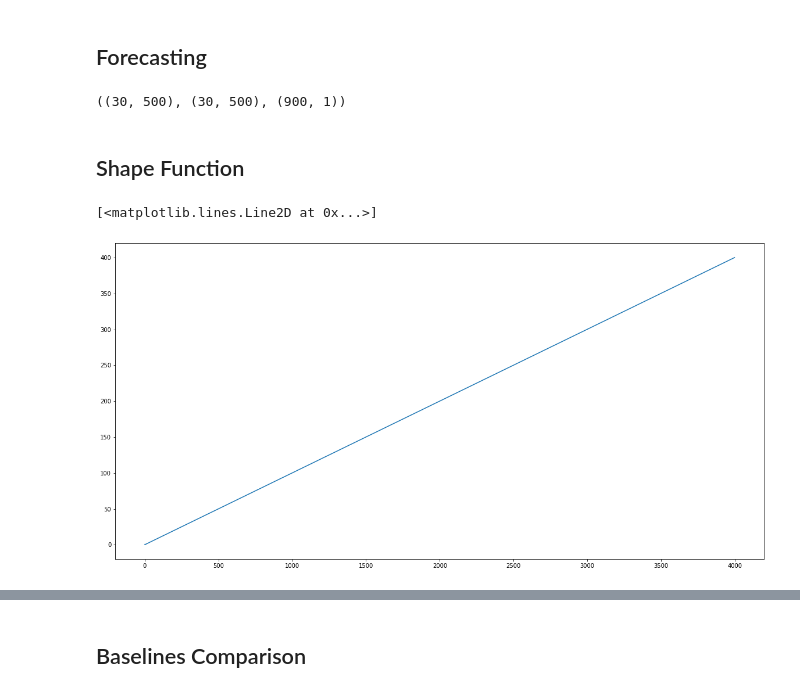
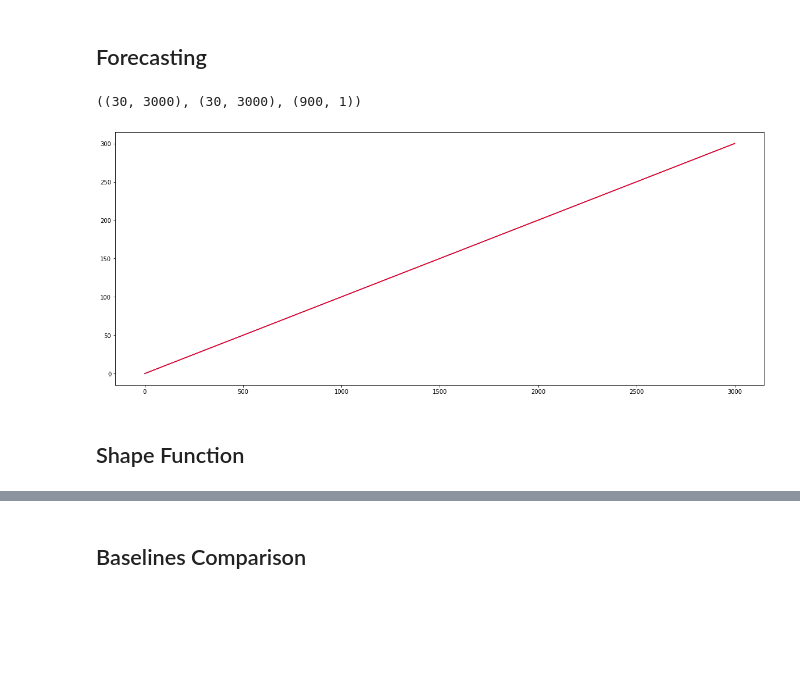
Before and after one commit to isVy08/ESTF, a Jupyter notebook: viz.ipynb, the cells around one changed output, grey strips where cells are left out. Drawn from its saved outputs; the diff is of its cells as text; code cells hidden in the pictures; blank space fills up the shorter version.

```diff
--- a/viz.ipynb
+++ b/viz.ipynb
@@ -57,12 +64,13 @@ sim = load_pickle('output/nst_sim.pickle')
 # %%
-sim[2] = sim[2].detach().numpy()
 sim[0].shape, sim[1].shape, sim[2].shape
 # %% [output]
-((30, 500), (30, 500), (900, 1))
+((30, 3000), (30, 3000), (900, 1))
 # %%
-# plt.figure(figsize=(20,8))
-plt.plot(sim[1][10, :], c='r')
-plt.plot(sim[0][10, :], c='b')
+plt.figure(figsize=(20,8))
+# plt.plot(sim[0][0, :], c='b')
+plt.plot(sim[1][0, :], c='r')
 
 plt.show()
+# %% [output]
+[figure, added]
 # %%
@@ -76,9 +82,3 @@ data = np.load('data/nst_sim.npy')
-# %%
-plt.figure(figsize=(20,10))
-plt.plot(data[2, :5000])
-# %% [output]
-[<matplotlib.lines.Line2D at 0x...>]
-[figure, removed]
 # %%
 # d_norm = scale(d.reshape(1,-1), 1, 0).reshape(-1)
 d_norm = d
```
Also changed, not shown: parts of 10 cells of this notebook, 3 other files.
